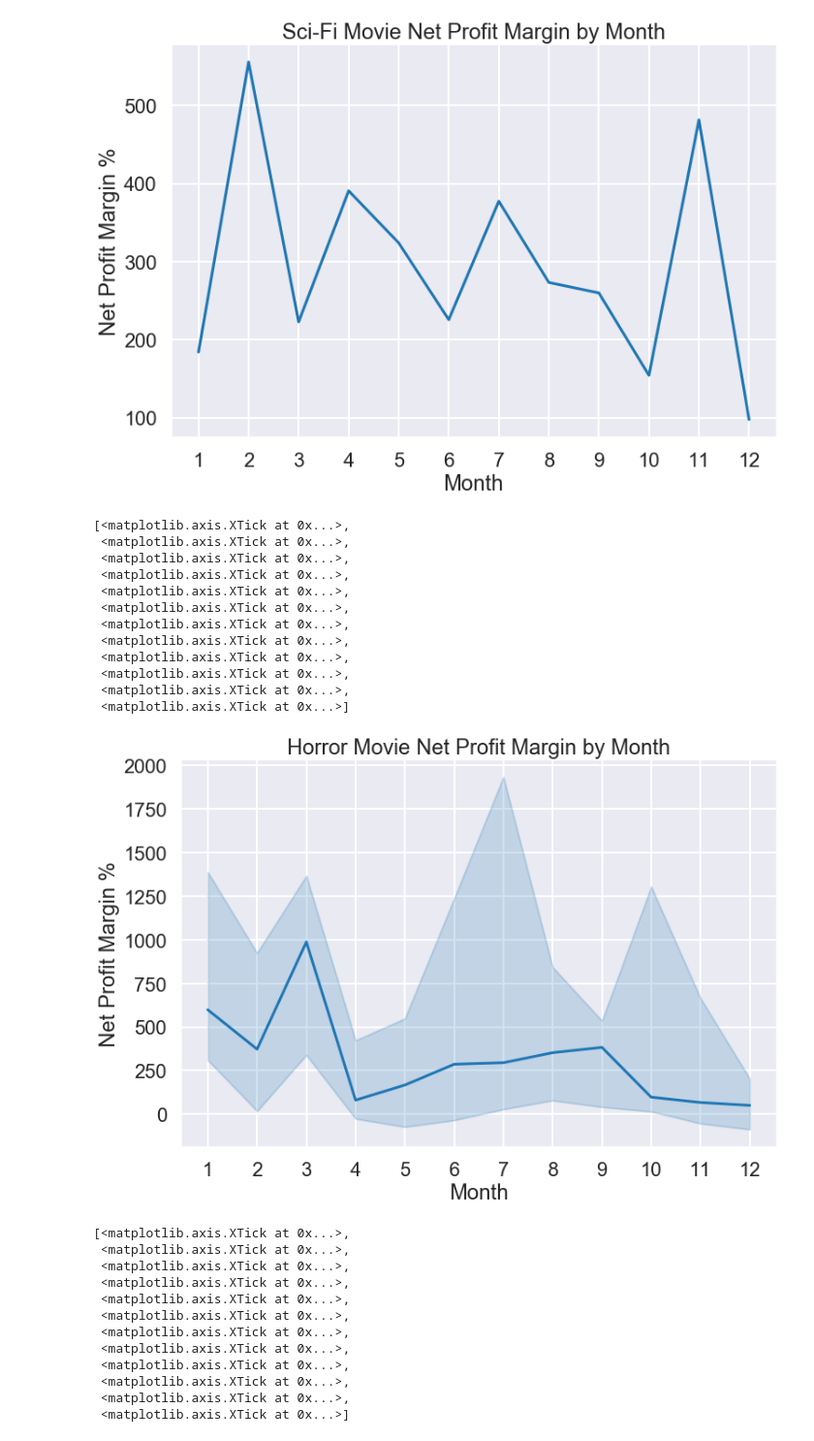
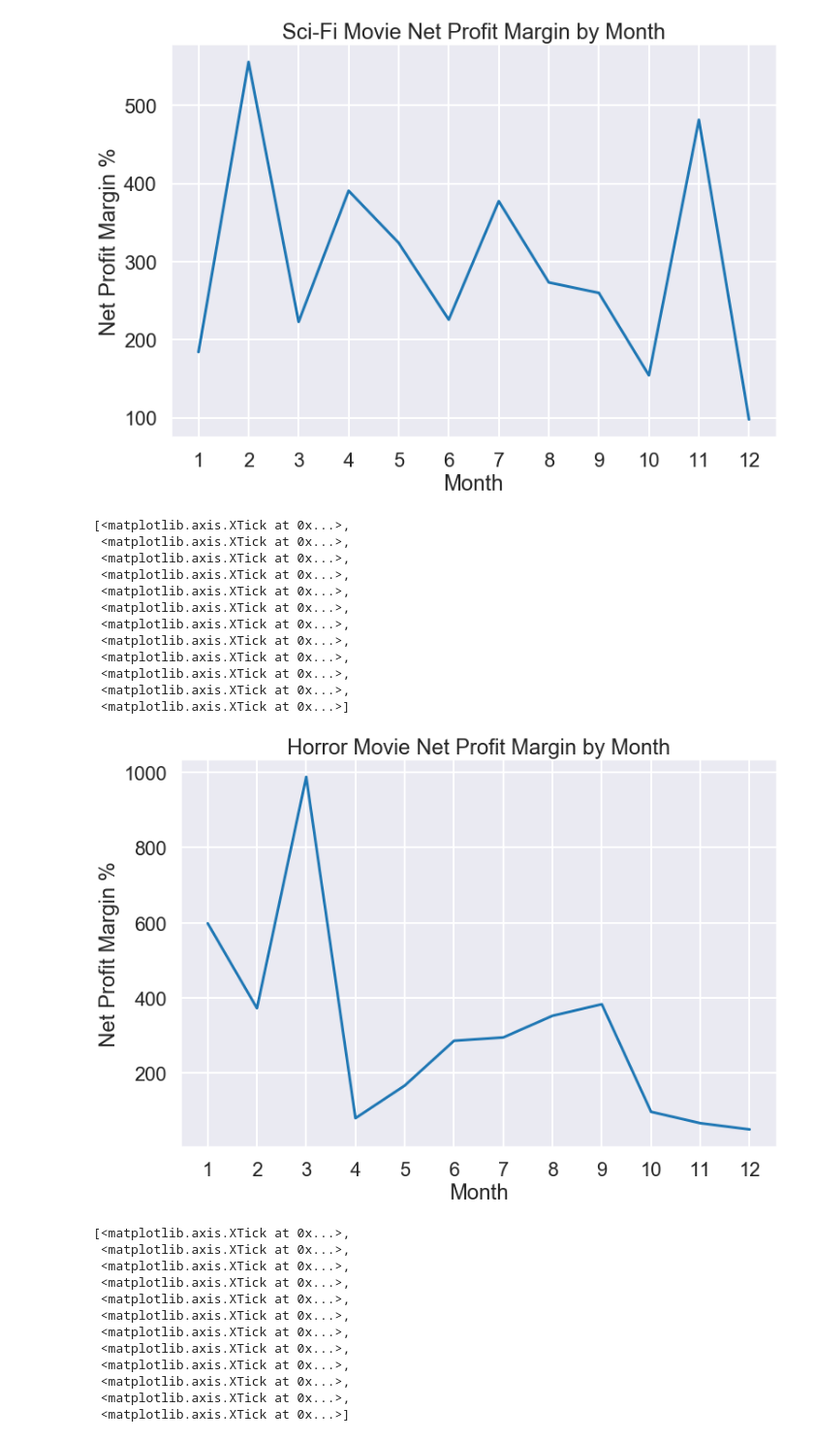
Before and after one commit to renjmindy/dsc-mod-1-project-v2-1-onl01-dtsc-ft-052620, a Jupyter notebook: Data Cleaning.ipynb, the cells around one changed output. Shown: that part at 97% size. Drawn from its saved outputs; the diff is of its cells as text; code cells hidden in the pictures.

```diff
--- a/Data Cleaning.ipynb
+++ b/Data Cleaning.ipynb
@@ -782,25 +810,27 @@ scifi_graph.set_xticks(list(range(1,13)))
  <matplotlib.axis.XTick at 0x...>]
 [figure]
 # %%
+horror_df = (horror_movies.groupby('release_month')['net_profit_margin'].median()).reset_index()
+
 plt.figure(figsize=(12,8))
 
-horror_graph = sns.lineplot(x = 'release_month', y = 'net_profit_margin', data = horror_movies, estimator = np.median)
+horror_graph = sns.lineplot(x = 'release_month', y = 'net_profit_margin', data = horror_df)
 horror_graph.set_title('Horror Movie Net Profit Margin by Month')
 horror_graph.set_xlabel('Month')
 horror_graph.set_ylabel('Net Profit Margin %')
 horror_graph.set_xticks(list(range(1,13)))
 # %% [output]
 [<matplotlib.axis.XTick at 0x...>,
  <matplotlib.axis.XTick at 0x...>,
  <matplotlib.axis.XTick at 0x...>,
  <matplotlib.axis.XTick at 0x...>,
  <matplotlib.axis.XTick at 0x...>,
  <matplotlib.axis.XTick at 0x...>,
  <matplotlib.axis.XTick at 0x...>,
  <matplotlib.axis.XTick at 0x...>,
  <matplotlib.axis.XTick at 0x...>,
  <matplotlib.axis.XTick at 0x...>,
  <matplotlib.axis.XTick at 0x...>,
  <matplotlib.axis.XTick at 0x...>]
-[figure, old version]
+[figure, new version]
 # %%
```
Also changed, not shown: parts of 19 cells of this notebook.
